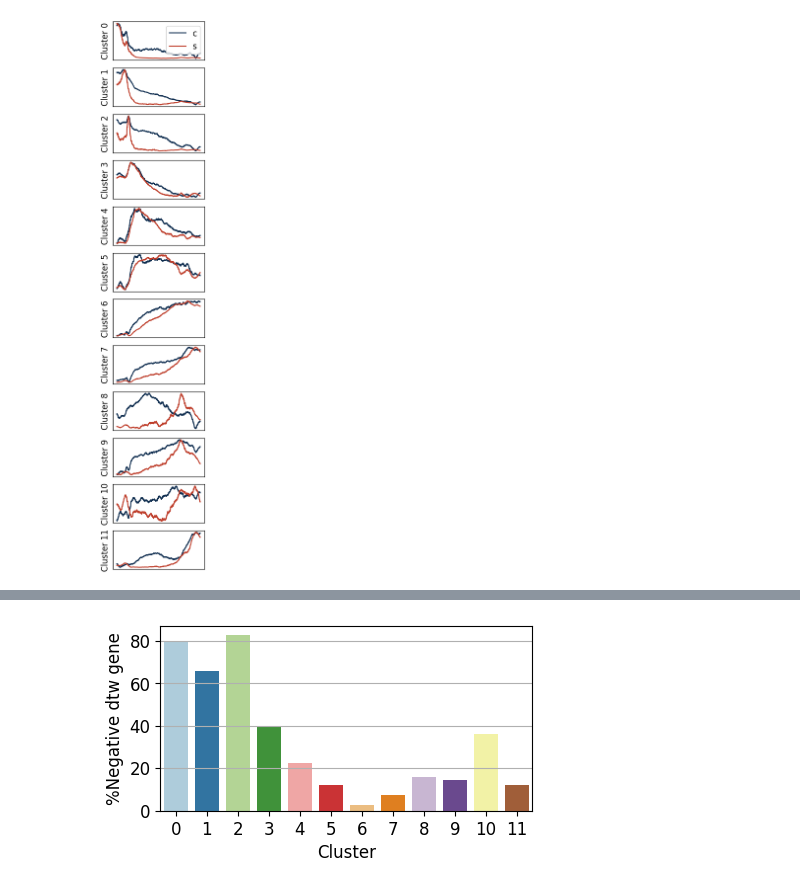
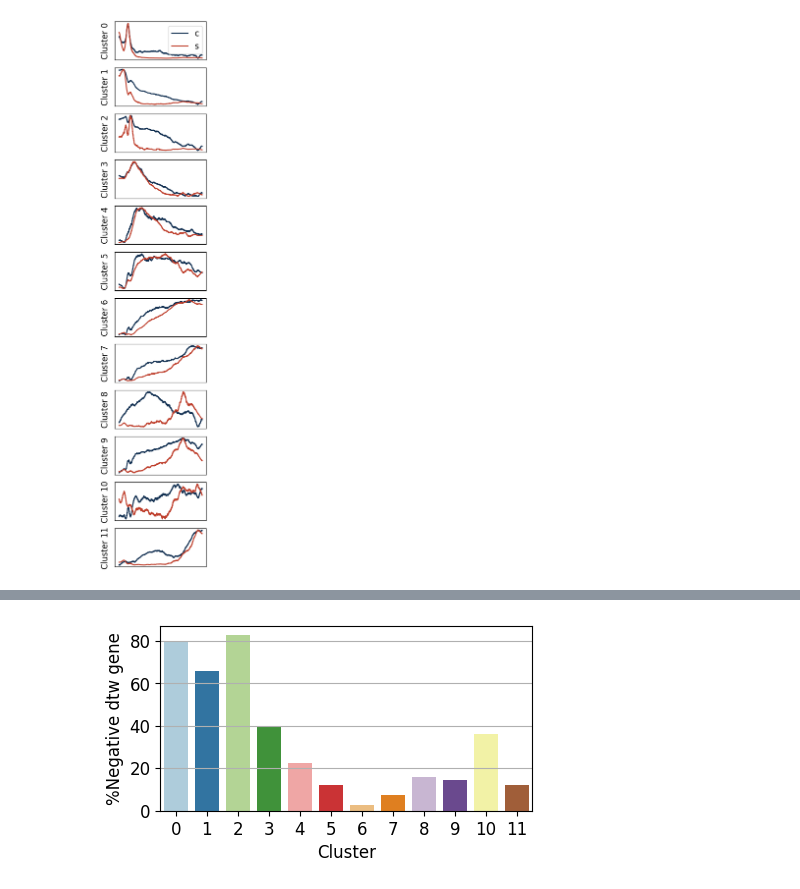
Before and after one commit to AriHong/MoFlow, a Jupyter notebook: notebooks/fig7.ipynb, the cells around one changed output, grey strips where cells are left out. Saved outputs shown, nothing was run; the diff lists cells and outputs as text; code cells hidden in the pictures.

```diff
--- a/notebooks/fig7.ipynb
+++ b/notebooks/fig7.ipynb
@@ -33,6 +36,6 @@ celldancer = anndata.read_h5ad(
 # %%
 adata_out = anndata.read_h5ad(
-    '../data/Mouse_brain/adata_out.moflow.mvstyle.h5ad')
+    '../data/Mouse_brain/adata_moflow.h5ad')
 # %%
 multivelo.layers['Mc'] = multivelo.layers['ATAC']
 multivelo.layers['c'] = multivelo.layers['Mc']
@@ -58,34 +45,40 @@ adata_out.obs
 # %%
 labels = pd.read_csv('../temps/250325_mousebrain_cluster.csv', index_col=0)
+# %%
+model_df = mf.eval.get_genescore(adata_out)
+genes = list(set(model_df.index) & set(labels.index))
+labels = labels.loc[genes]
+model_df = model_df.loc[genes]
+adata_out = adata_out[:, genes]
 # %%
 from scipy.ndimage import uniform_filter1d
 # %%
 fig, axes = plt.subplots(12, 1, figsize=(2.4, 1.2*12))
 for i in range(12):
     target = adata_out[:, labels[labels['label']==i].index].layers['Mc']
     target_ = target.mean(axis=1)
-    target_ = target_[np.argsort(adata_out.obs['velo_s_norm_pseudotime'].ravel())]
+    target_ = target_[np.argsort(adata_out.obs['velo_s_pseudotime'].ravel())]
     target_ = uniform_filter1d(target_, 100)
     target_ = target_ - target_.min()
     target_ = target_/target_.max()
-    axes[i].plot(range(target_.shape[0]), target_, color='#102E50', label=['c'])
+    axes[i].plot(range(target_.shape[0]), target_, color='#102E50', label='c')
 
     target = adata_out[:, labels[labels['label']==i].index].layers['Ms']
     target_ = target.mean(axis=1)
-    target_ = target_[np.argsort(adata_out.obs['velo_s_norm_pseudotime'].ravel())]
+    target_ = target_[np.argsort(adata_out.obs['velo_s_pseudotime'].ravel())]
     target_ = uniform_filter1d(target_, 100)
     target_ = target_ - target_.min()
     target_ = target_/target_.max()
     axes[i].plot(range(target_.shape[0]), target_, color='#BE3D2A', label='s')
 
     axes[i].set_xticks([])
     axes[i].set_yticks([])
     axes[i].set_ylabel(f'Cluster {i}')
 axes[0].legend()
 
 fig.savefig('../figures/fig7A.pdf')
 # %% [output]
-[figure, old version]
+[figure, new version]
 # %%
 
 from fastdtw import fastdtw
```
Also changed, not shown: parts of 39 cells of this notebook.
